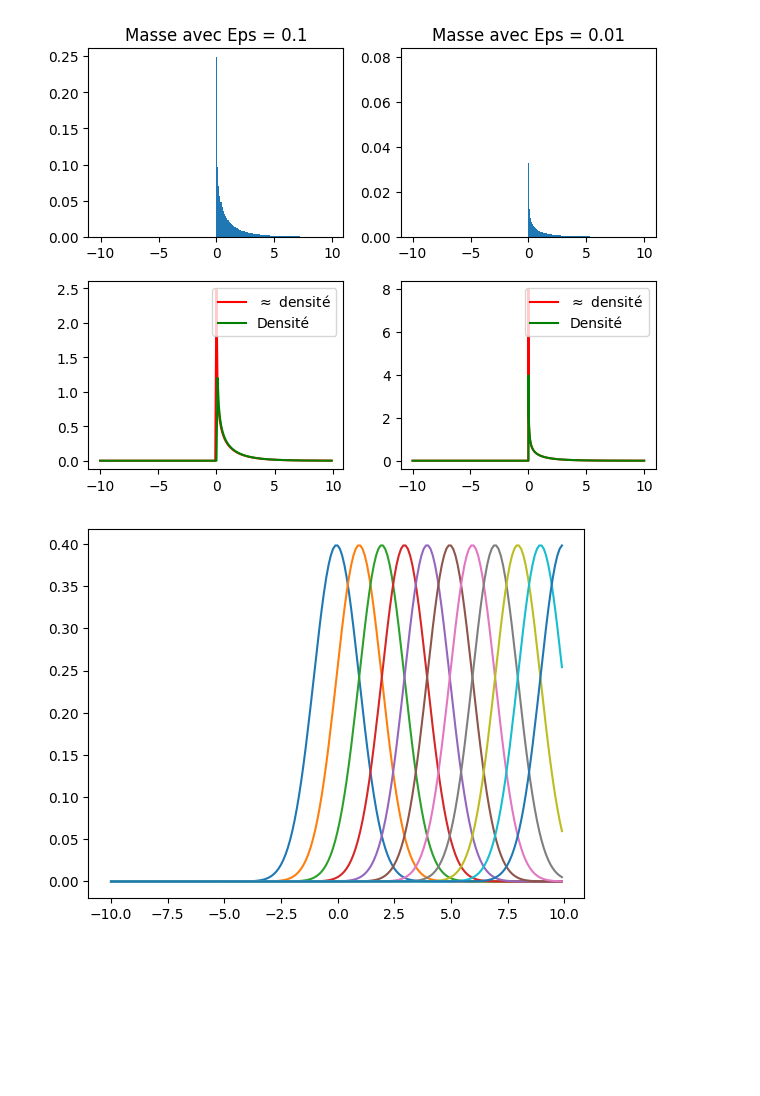
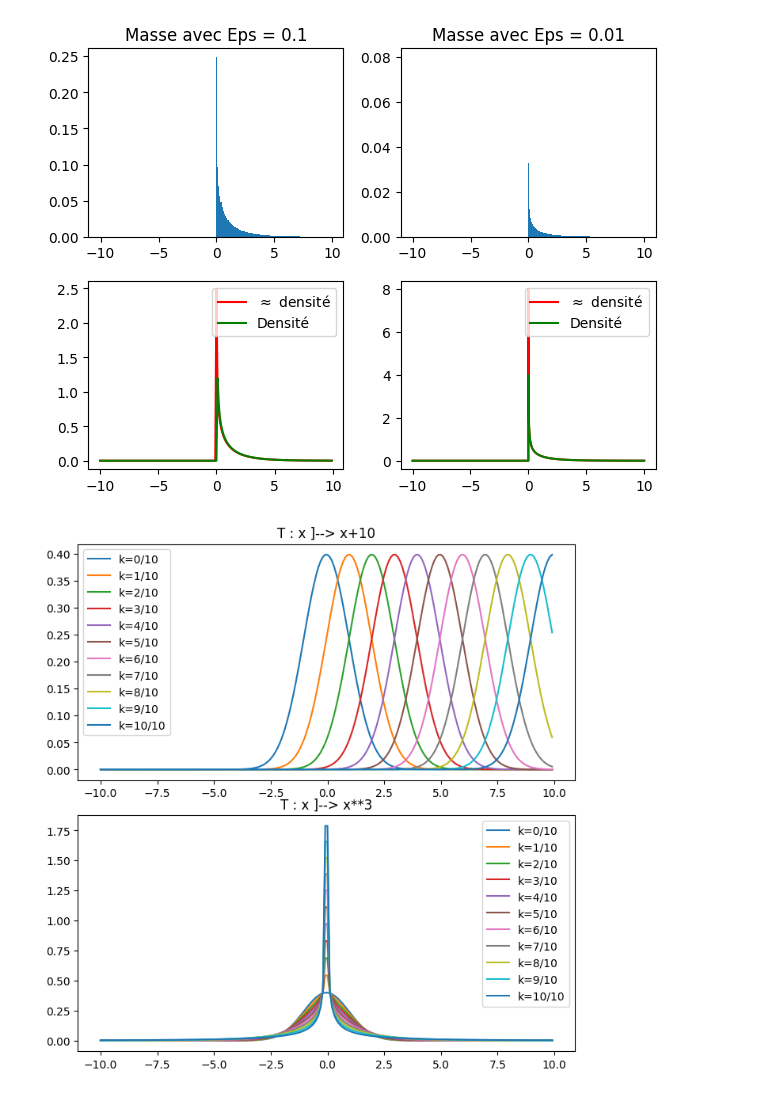
Before and after one commit to AI-ELka/Displacement_convexity_proj, a Jupyter notebook: Main.ipynb, the cells around one changed output. Saved outputs shown, nothing was run; the diff lists cells and outputs as text; code cells hidden in the pictures; blank space fills up the shorter version.

```diff
--- a/Main.ipynb
+++ b/Main.ipynb
@@ -66,28 +66,37 @@ ax[1,1].legend(loc="best")
 # %%
 eps=0.1
 
 seg = np.arange(-10,10,eps)
 
+fig, (ax1,ax2) = plt.subplots(2,1,figsize=(7,7))
+fig.tight_layout()
 
 def fonctionInverse1(x):
     return x-10
 def fonctionInverse2(x):
     if(x<0):
         return -(-x)**(1/3)
     return x**(1/3)
 
 def mass(a,b,inv):
     a = inv(a)
     b = inv(b)
     return (sps.norm.cdf(b)-sps.norm.cdf(a))
 
 def Tt(x,t,T):
     return (1-t)*x+t*T(x)
 
 for k in range(0,11):
     res = [mass(i,i+eps,lambda x:Tt(x,k/10,fonctionInverse1))/eps for i in seg]
-    plt.plot(seg,res)
+    ax1.plot(seg,res,label="k="+str(k)+"/10")
+ax1.title.set_text("T : x ]--> x+10")
 
+for k in range(0,11):
+    res = [mass(i,i+eps,lambda x:Tt(x,k/10,fonctionInverse2))/eps for i in seg]
+    ax2.plot(seg,res,label="k="+str(k)+"/10")
+ax2.title.set_text("T : x ]--> x**3")
+ax1.legend()
+ax2.legend()
 plt.show()
 # %% [output]
-[figure, old version]
+[figure, new version]
```
